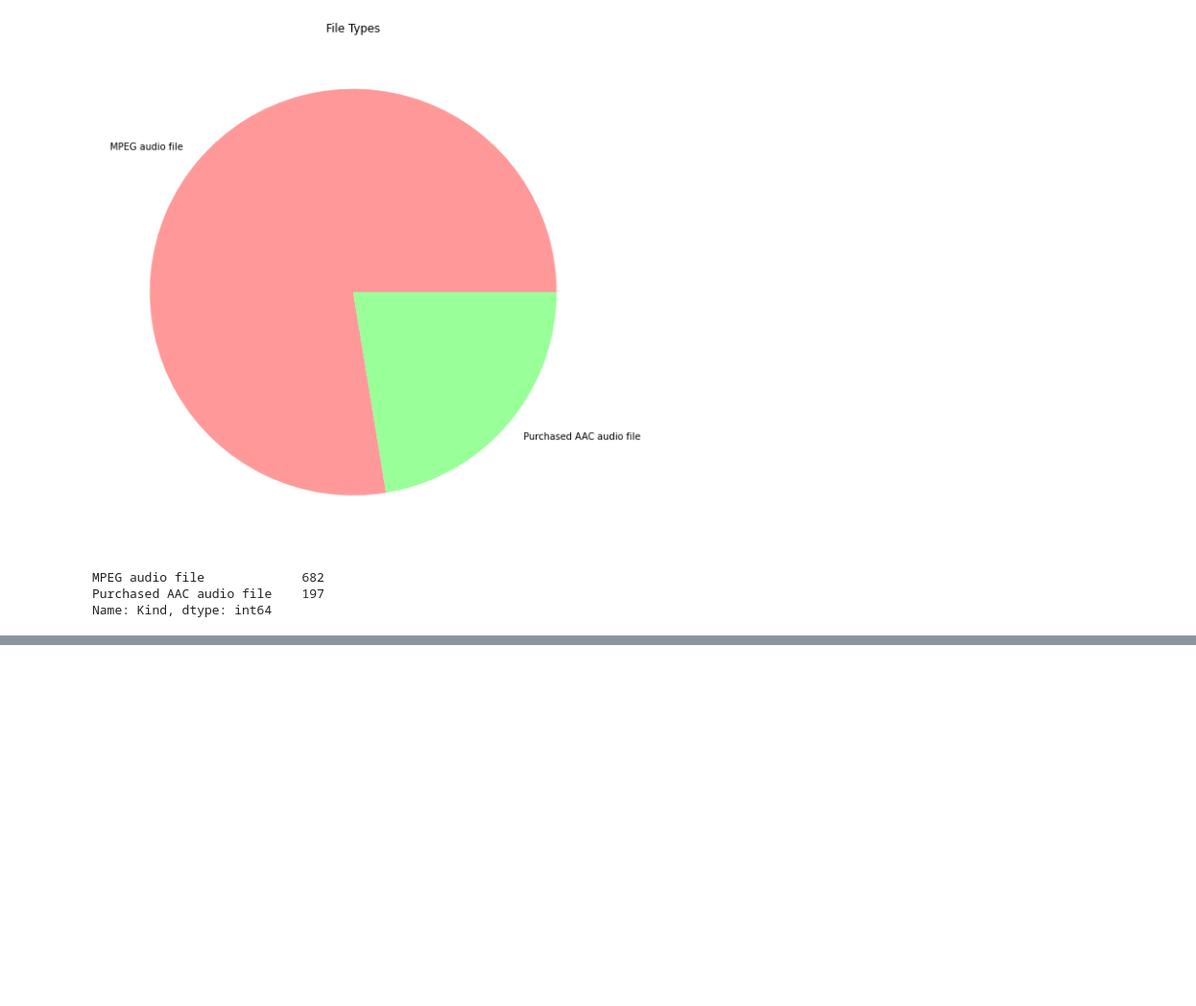
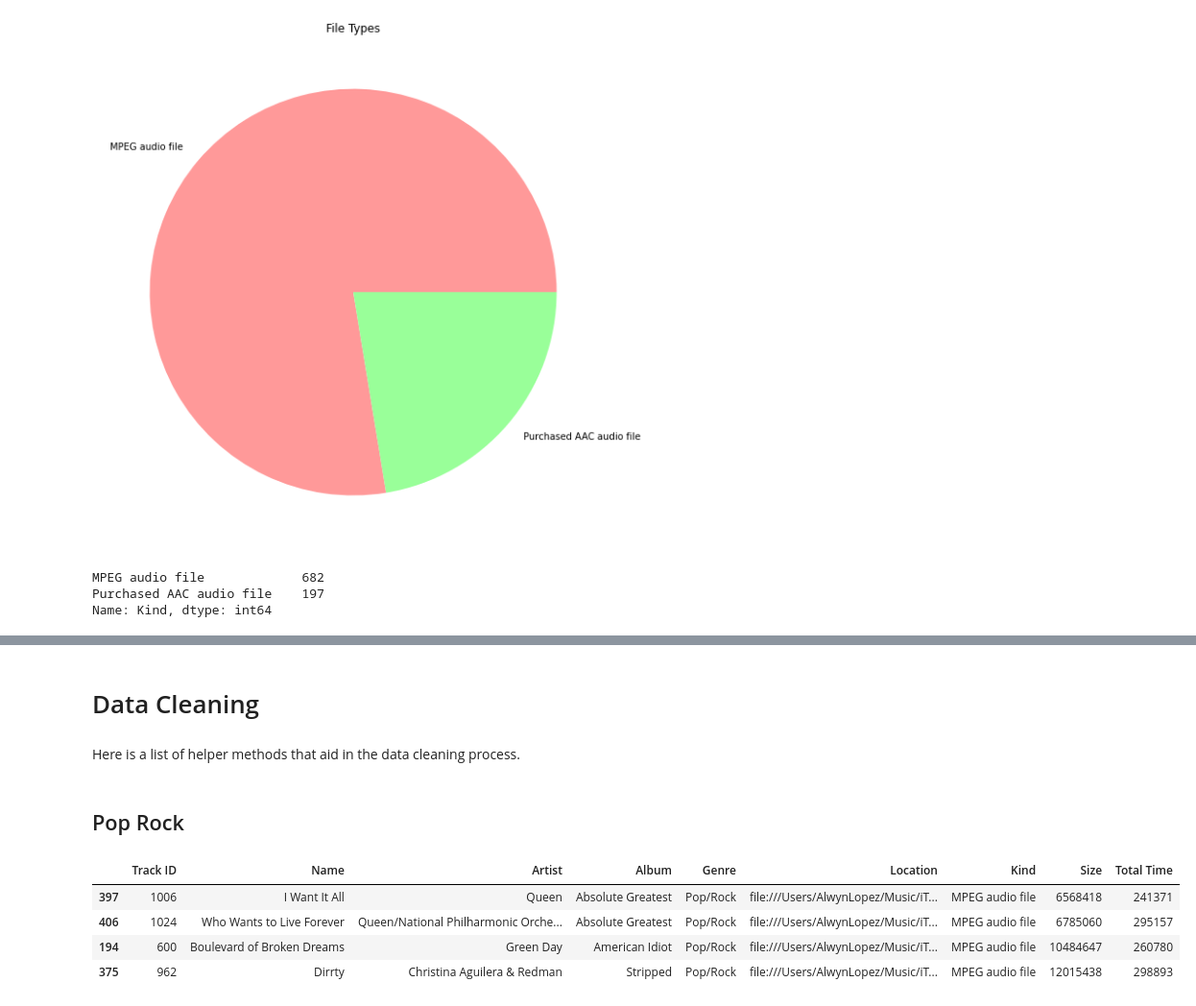
Before and after one commit to xnell90/Music-Genre-Classifier, a Jupyter notebook: data/scripts/my_music.ipynb, the cells around one changed output, grey strips where cells are left out. Shown: that part at 96% size. Cells and saved outputs as stored; diff of their text form; code cells hidden in the pictures; blank space fills up the shorter version.

```diff
--- a/data/scripts/my_music.ipynb
+++ b/data/scripts/my_music.ipynb
@@ -66,0 +78,4 @@ plt.show()
+# %% [markdown]
+# Data Cleaning
+# %% [markdown]
+Here is a list of helper methods that aid in the data cleaning process.
@@ -66,0 +125,11 @@ plt.show()
+# %% [markdown]
+## Pop Rock
+# %%
+tracks = filter_tracks_by_genre('Pop/Rock')
+tracks.sample(4)
+# %% [output]
+|  | Track ID | Name | Artist | Album | Genre | Location | Kind | Size | Total Time |
+| 397 | 1006 | I Want It All | Queen | Absolute Greatest | Pop/Rock | file:///Users/AlwynLopez/Music/iT... | MPEG audio file | 6568418 | 241371 |
+| 406 | 1024 | Who Wants to Live Forever | Queen/National Philharmonic Orche... | Absolute Greatest | Pop/Rock | file:///Users/AlwynLopez/Music/iT... | MPEG audio file | 6785060 | 295157 |
+| 194 | 600 | Boulevard of Broken Dreams | Green Day | American Idiot | Pop/Rock | file:///Users/AlwynLopez/Music/iT... | MPEG audio file | 10484647 | 260780 |
+| 375 | 962 | Dirrty | Christina Aguilera & Redman | Stripped | Pop/Rock | file:///Users/AlwynLopez/Music/iT... | MPEG audio file | 12015438 | 298893 |
```
Also changed, not shown: parts of 66 cells of this notebook, 2 other files.
